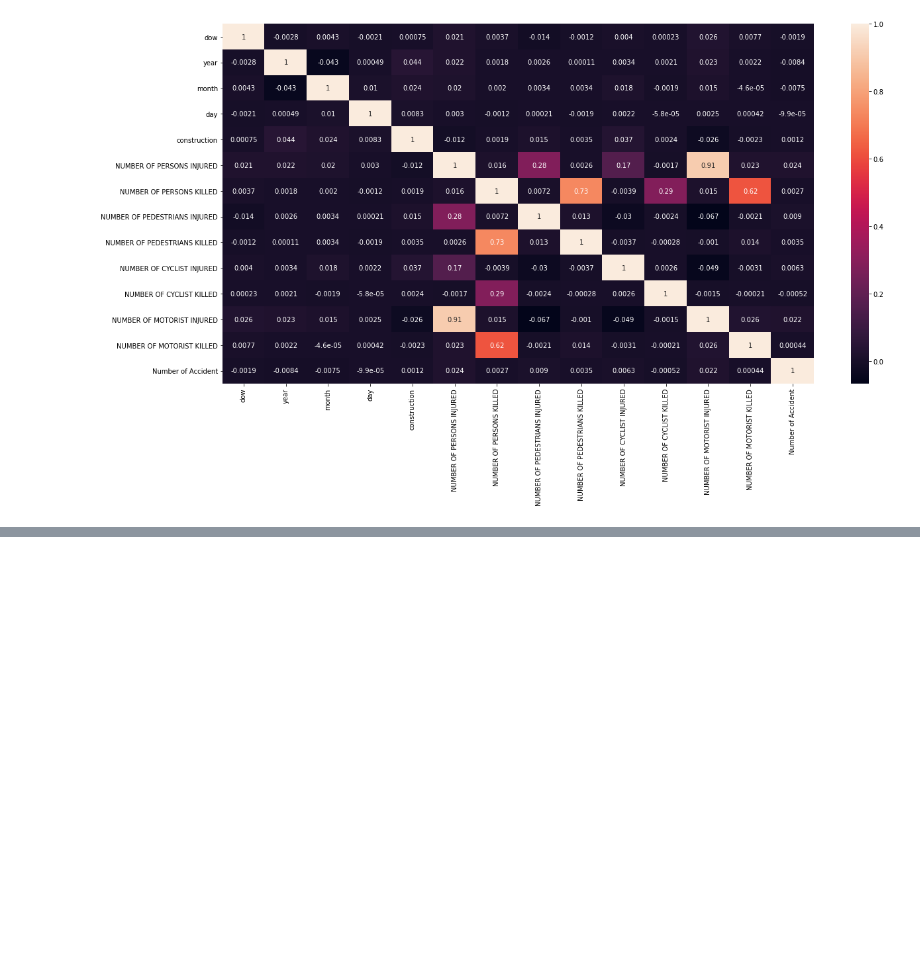
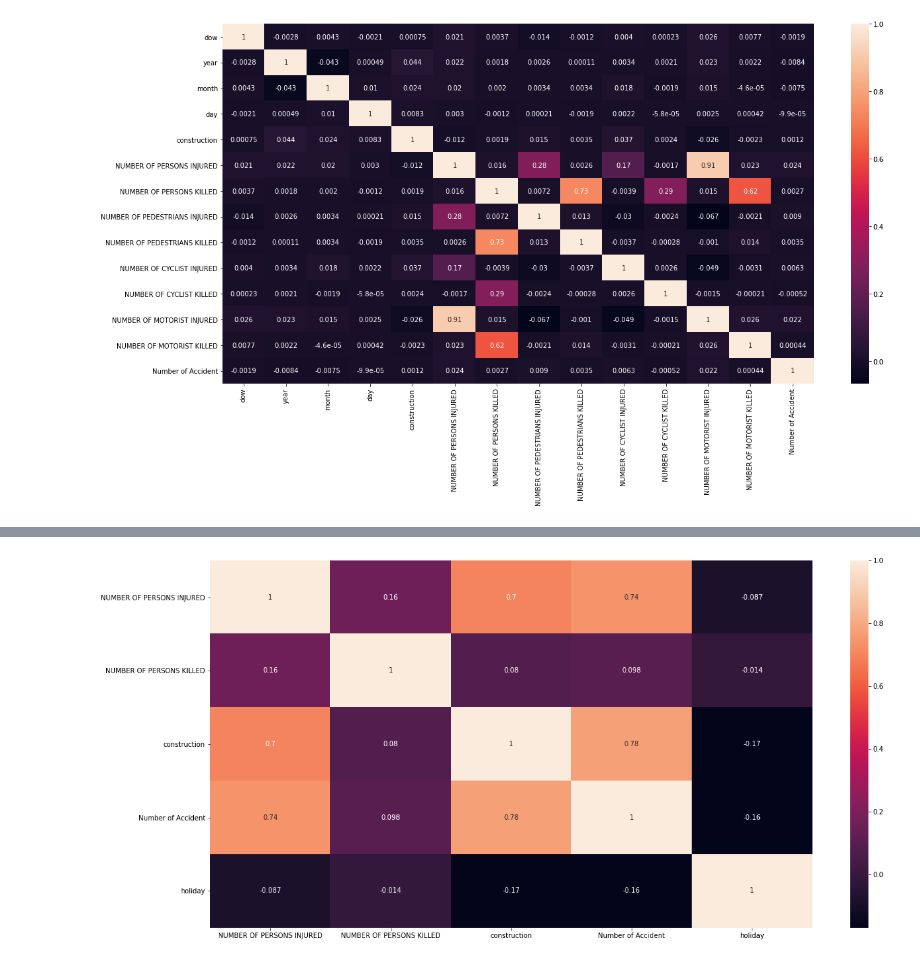
Before and after one commit to xaviercslung/ADS-FinalProject, a Jupyter notebook: Analysis.ipynb, the cells around one changed output, grey strips where cells are left out. Cells and saved outputs as stored; diff of their text form; code cells hidden in the pictures; blank space fills up the shorter version.

```diff
--- a/Analysis.ipynb
+++ b/Analysis.ipynb
@@ -42,0 +97,2 @@ X = df[x_col]
+# %%
+df['labels'] = cluster_labels
@@ -42,0 +163,3 @@ X = df[x_col]
+# %%
+kmean_1_0['CRASH DATE'] = pd.to_datetime(kmean_1_0['CRASH DATE'])
+kmean_1_1['CRASH DATE'] = pd.to_datetime(kmean_1_1['CRASH DATE'])
@@ -42,0 +186,7 @@ X = df[x_col]
+# %%
+plt.figure(figsize=(20,10))
+cor = kmean_1_0.corr() #Calculate the correlation of the above variables
+sns.heatmap(cor, annot = True) #Plot the correlation as heat map
+plt.show()
+# %% [output]
+[figure, added]
```
Also changed, not shown: parts of 49 cells of this notebook.
